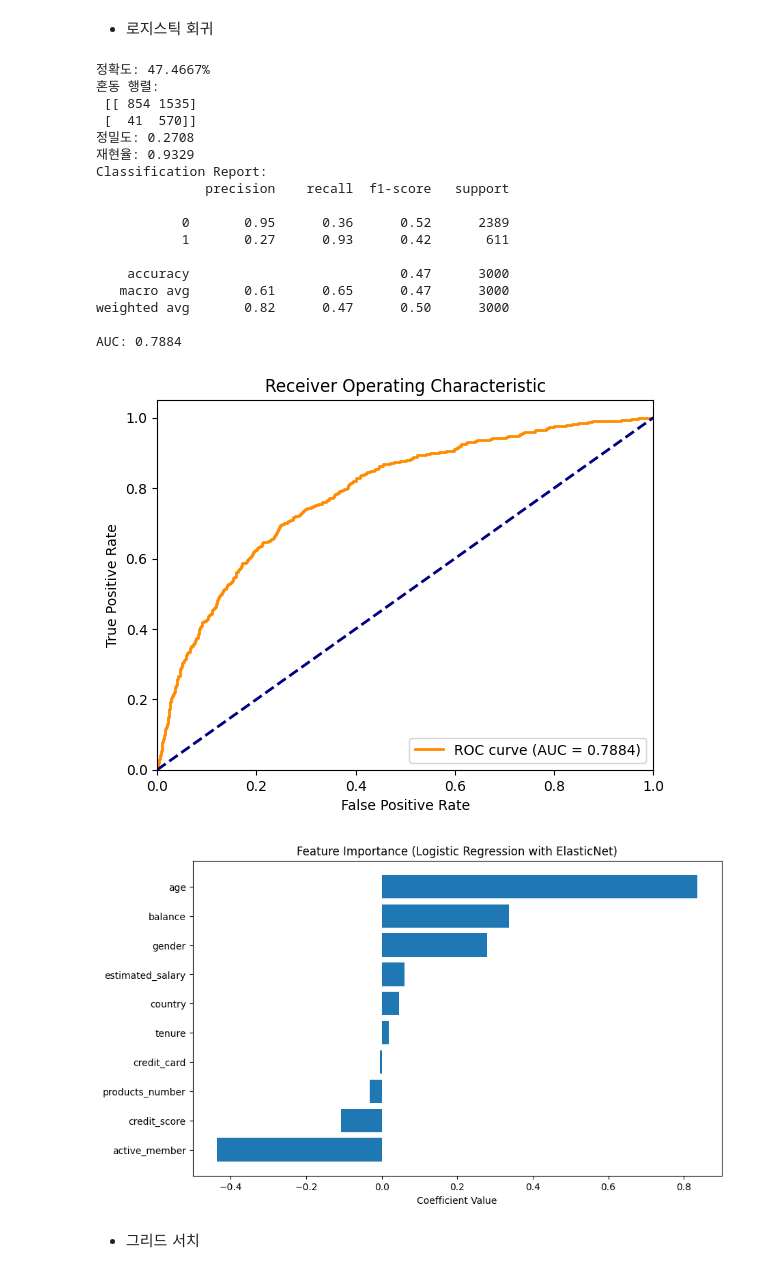
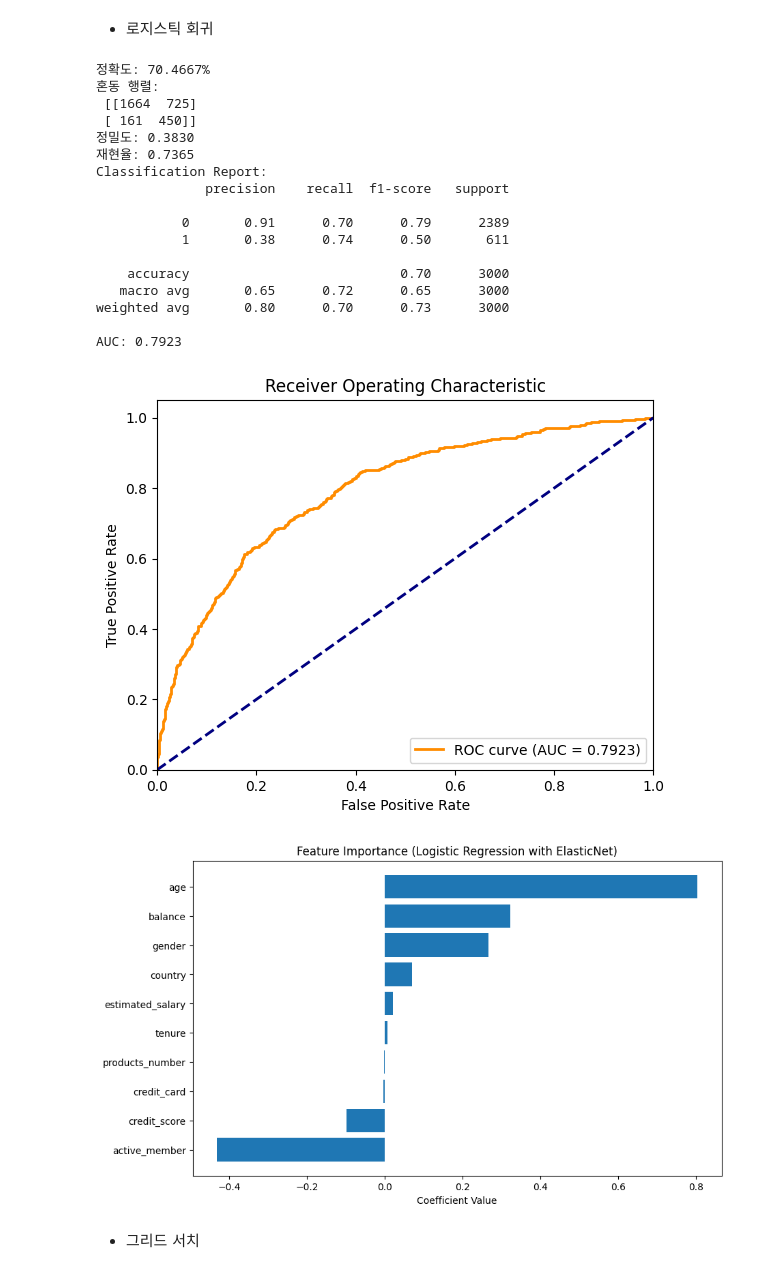
Before and after one commit to SKNETWORKS-FAMILY-AICAMP/SKN09-2nd-4Team, a Jupyter notebook: YJ/ml.ipynb, the cells around one changed output. Saved outputs shown, nothing was run; the diff lists cells and outputs as text; code cells hidden in the pictures.

```diff
--- a/YJ/ml.ipynb
+++ b/YJ/ml.ipynb
@@ -242,43 +234,43 @@ X_train_smote, y_train_smote = smote.fit_resample(X_train_scaled, y_train)
 * 로지스틱 회귀
 # %%
 # 로지스틱 회귀 모델 학습
-model = LogisticRegression(penalty='elasticnet', class_weight='balanced', l1_ratio=0.6, solver='saga', max_iter=20000) # 클래스 불균형 문제를 해결하기 위함, 가중치 조절을 했을 떄, 좀 더 성능이 높아지긴 하나, 크게 차이가 없음
-# model.fit(X_train, y_train)
+model_lr = LogisticRegression(penalty='elasticnet', class_weight='balanced', l1_ratio=0.6, solver='saga', max_iter=20000) # 클래스 불균형 문제를 해결하기 위함, 가중치 조절을 했을 떄, 좀 더 성능이 높아지긴 하나, 크게 차이가 없음
+model_lr.fit(X_train_scaled, y_train)
 
 # 예측
 # y_pred = model.predict(X_test)
 # y_pred_n = model.predict(X_test_normalized)
-# y_pred_s = model.predict(X_test_scaled)
+y_pred_s = model_lr.predict(X_test_scaled)
 
 # 정확도 평가
 # evaluation(model, X_test, y_test)
 # evaluation(model, X_test_normalized, y_test)
-# evaluation(model, X_train_scaled, X_test_scaled, y_test)
+evaluation(model_lr, X_train_scaled, X_test_scaled, y_test)
 
-model.fit(X_train_smote, y_train_smote)
-y_pred_ss = model.predict(X_test_scaled)
+# model_lr.fit(X_train_smote, y_train_smote)
+#y_pred_ss = model_lr.predict(X_test_scaled)
 
-evaluation(model, X_train_smote, X_test_scaled, y_test)
+#evaluation(model_lr, X_train_smote, X_test_scaled, y_test)
 # %% [output]
-정확도: 47.4667%
+정확도: 70.4667%
 혼동 행렬:
- [[ 854 1535]
- [  41  570]]
-정밀도: 0.2708
-재현율: 0.9329
+ [[1664  725]
+ [ 161  450]]
+정밀도: 0.3830
+재현율: 0.7365
 Classification Report:
               precision    recall  f1-score   support
 
-           0       0.95      0.36      0.52      2389
-           1       0.27      0.93      0.42       611
+           0       0.91      0.70      0.79      2389
+           1       0.38      0.74      0.50       611
 
-    accuracy                           0.47      3000
-   macro avg       0.61      0.65      0.47      3000
-weighted avg       0.82      0.47      0.50      3000
+    accuracy                           0.70      3000
+   macro avg       0.65      0.72      0.65      3000
+weighted avg       0.80      0.70      0.73      3000
 
-AUC: 0.7884
+AUC: 0.7923
-[figure, old version]
+[figure, new version]
-[figure, old version]
+[figure, new version]
 # %% [markdown]
 * 그리드 서치
 # %%
```
Also changed, not shown: parts of 10 cells of this notebook, 4 other files.
